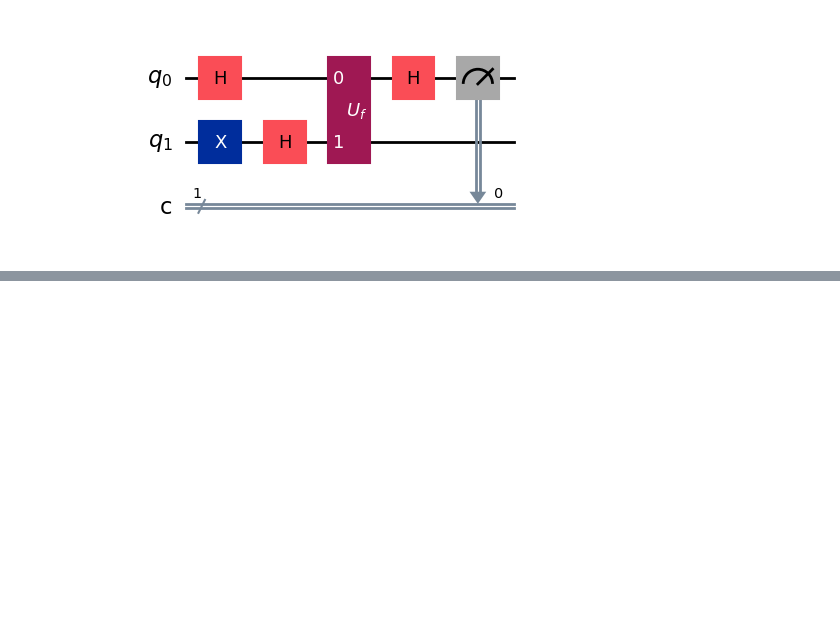
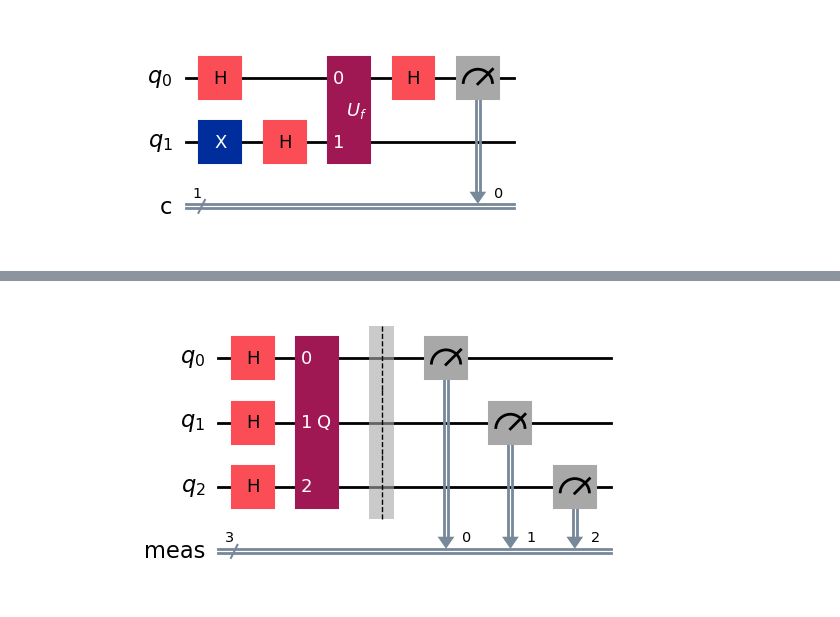
Before and after one commit to Aayog/quantum-implementation, a Jupyter notebook: notebooks/01_qubits_and_gates.ipynb, the cells around one changed output, grey strips where cells are left out. Cells and saved outputs as stored; diff of their text form; code cells hidden in the pictures; blank space fills up the shorter version.

```diff
--- a/notebooks/01_qubits_and_gates.ipynb
+++ b/notebooks/01_qubits_and_gates.ipynb
@@ -279,0 +413,17 @@ qc_deutsch.draw('mpl')
+# %%
+import math
+optimal_num_iterations = math.floor(
+    math.pi
+    / (4 * math.asin(math.sqrt(len(marked_states) / 2**grover_op.num_qubits)))
+)
+# %%
+qc = QuantumCircuit(grover_op.num_qubits)
+# Create even superposition of all basis states
+qc.h(range(grover_op.num_qubits))
+# Apply Grover operator the optimal number of times
+qc.compose(grover_op.power(optimal_num_iterations), inplace=True)
+# Measure all qubits
+qc.measure_all()
+qc.draw(output="mpl", style="iqp")
+# %% [output]
+[figure, added]
```
Also changed, not shown: parts of 7 cells of this notebook.
